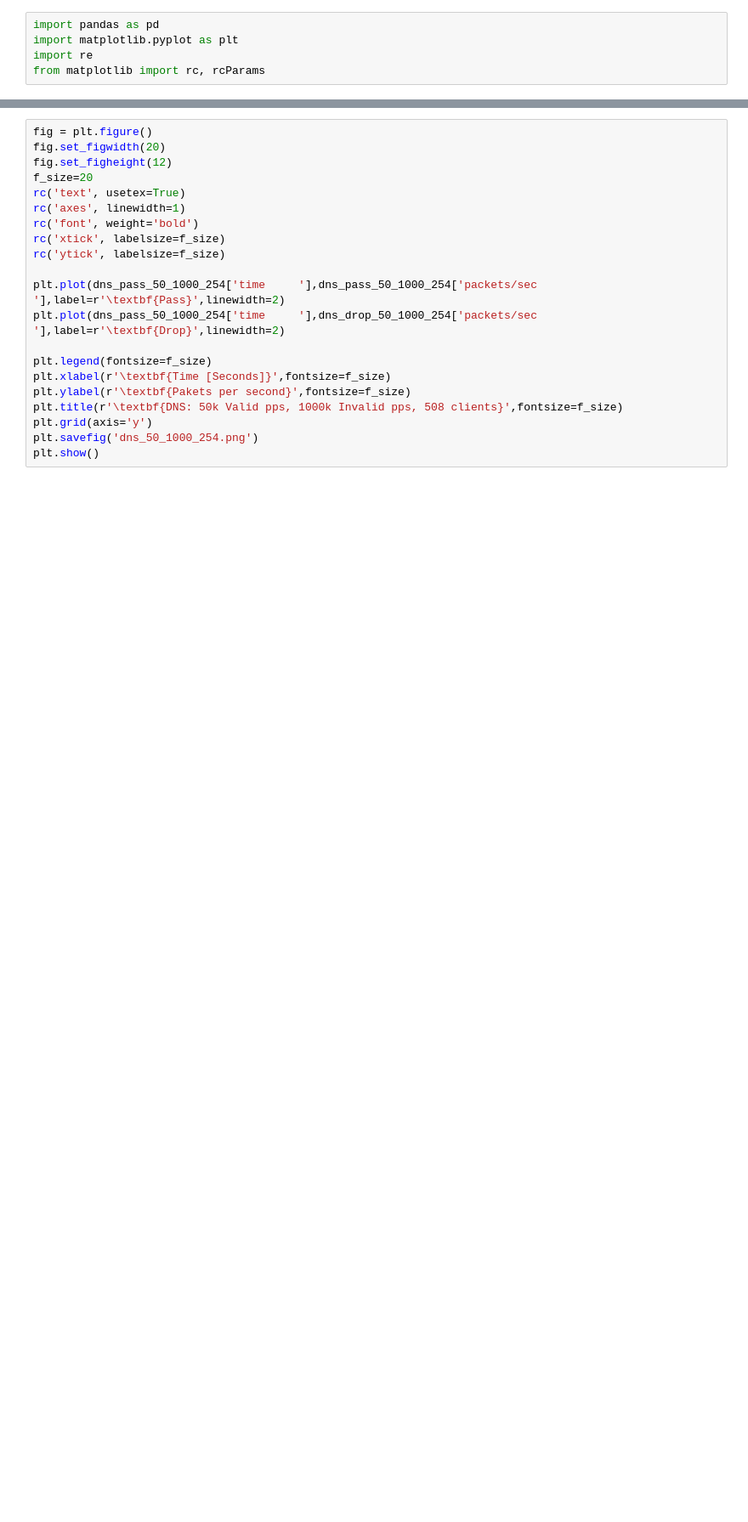
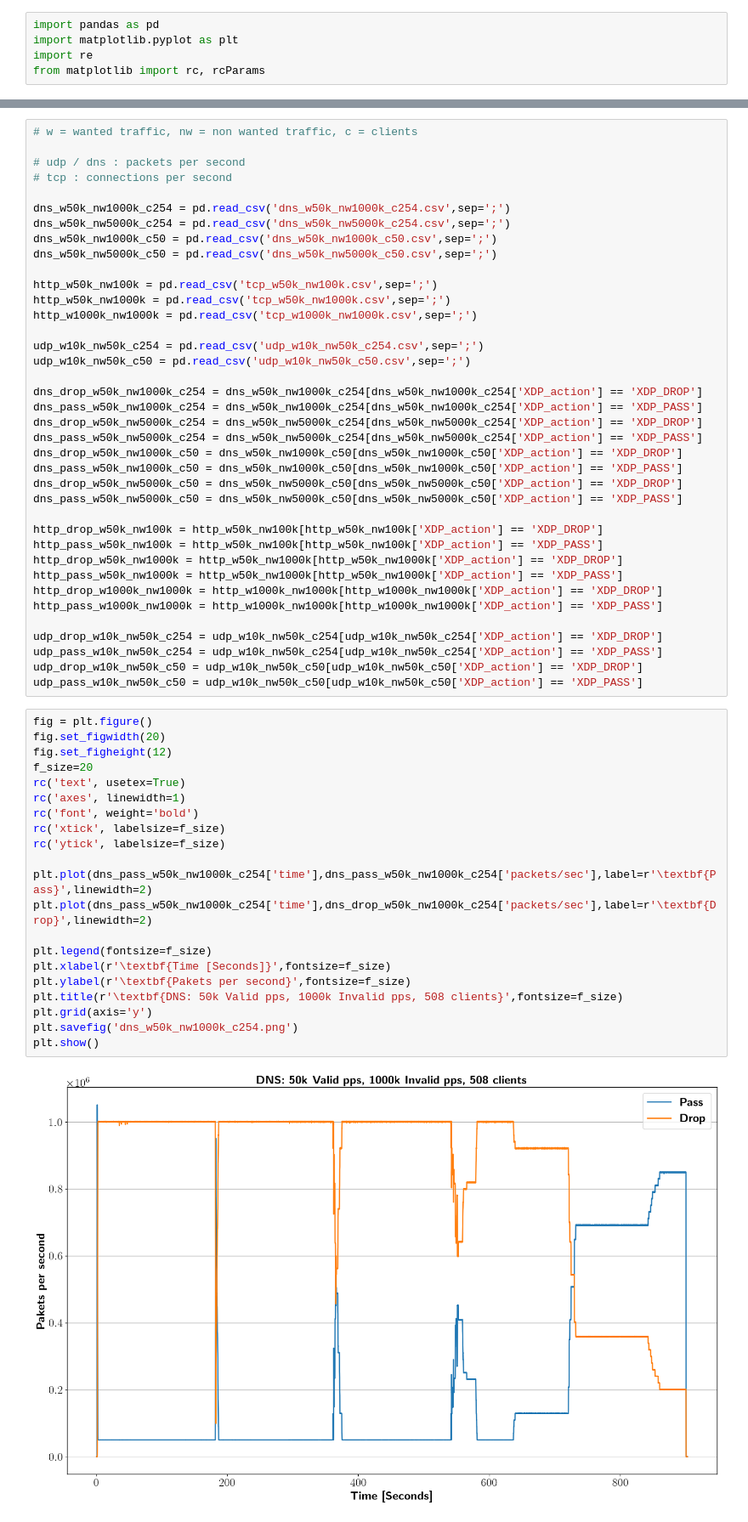
Before and after one commit to DanielVonRauchhaupt/socket_fips, a Jupyter notebook: experiments/Fail2ban_Baseline_Messung.ipynb, the cells around one changed output, grey strips where cells are left out. Shown at 85% size. Cells and saved outputs as stored; diff of their text form; blank space fills up the shorter version.

```diff
--- a/experiments/Fail2ban_Baseline_Messung.ipynb
+++ b/experiments/Fail2ban_Baseline_Messung.ipynb
@@ -48,24 +6,64 @@ udp_pass_10_50_50 = udp_10_50_50[udp_10_50_50['XDP_action'] == 'XDP_PASS']
+# %%
+# w = wanted traffic, nw = non wanted traffic, c = clients
+
+# udp / dns : packets per second
+# tcp : connections per second
+
+dns_w50k_nw1000k_c254 = pd.read_csv('dns_w50k_nw1000k_c254.csv',sep=';')
+dns_w50k_nw5000k_c254 = pd.read_csv('dns_w50k_nw5000k_c254.csv',sep=';')
+dns_w50k_nw1000k_c50 = pd.read_csv('dns_w50k_nw1000k_c50.csv',sep=';')
+dns_w50k_nw5000k_c50 = pd.read_csv('dns_w50k_nw5000k_c50.csv',sep=';')
+
+http_w50k_nw100k = pd.read_csv('tcp_w50k_nw100k.csv',sep=';')
+http_w50k_nw1000k = pd.read_csv('tcp_w50k_nw1000k.csv',sep=';')
+http_w1000k_nw1000k = pd.read_csv('tcp_w1000k_nw1000k.csv',sep=';')
+
+udp_w10k_nw50k_c254 = pd.read_csv('udp_w10k_nw50k_c254.csv',sep=';')
+udp_w10k_nw50k_c50 = pd.read_csv('udp_w10k_nw50k_c50.csv',sep=';')
+
+dns_drop_w50k_nw1000k_c254 = dns_w50k_nw1000k_c254[dns_w50k_nw1000k_c254['XDP_action'] == 'XDP_DROP']
+dns_pass_w50k_nw1000k_c254 = dns_w50k_nw1000k_c254[dns_w50k_nw1000k_c254['XDP_action'] == 'XDP_PASS']
+dns_drop_w50k_nw5000k_c254 = dns_w50k_nw5000k_c254[dns_w50k_nw5000k_c254['XDP_action'] == 'XDP_DROP']
+dns_pass_w50k_nw5000k_c254 = dns_w50k_nw5000k_c254[dns_w50k_nw5000k_c254['XDP_action'] == 'XDP_PASS']
+dns_drop_w50k_nw1000k_c50 = dns_w50k_nw1000k_c50[dns_w50k_nw1000k_c50['XDP_action'] == 'XDP_DROP']
+dns_pass_w50k_nw1000k_c50 = dns_w50k_nw1000k_c50[dns_w50k_nw1000k_c50['XDP_action'] == 'XDP_PASS']
+dns_drop_w50k_nw5000k_c50 = dns_w50k_nw5000k_c50[dns_w50k_nw5000k_c50['XDP_action'] == 'XDP_DROP']
+dns_pass_w50k_nw5000k_c50 = dns_w50k_nw5000k_c50[dns_w50k_nw5000k_c50['XDP_action'] == 'XDP_PASS']
+
+http_drop_w50k_nw100k = http_w50k_nw100k[http_w50k_nw100k['XDP_action'] == 'XDP_DROP']
+http_pass_w50k_nw100k = http_w50k_nw100k[http_w50k_nw100k['XDP_action'] == 'XDP_PASS']
+http_drop_w50k_nw1000k = http_w50k_nw1000k[http_w50k_nw1000k['XDP_action'] == 'XDP_DROP']
+http_pass_w50k_nw1000k = http_w50k_nw1000k[http_w50k_nw1000k['XDP_action'] == 'XDP_PASS']
+http_drop_w1000k_nw1000k = http_w1000k_nw1000k[http_w1000k_nw1000k['XDP_action'] == 'XDP_DROP']
+http_pass_w1000k_nw1000k = http_w1000k_nw1000k[http_w1000k_nw1000k['XDP_action'] == 'XDP_PASS']
+
+udp_drop_w10k_nw50k_c254 = udp_w10k_nw50k_c254[udp_w10k_nw50k_c254['XDP_action'] == 'XDP_DROP']
+udp_pass_w10k_nw50k_c254 = udp_w10k_nw50k_c254[udp_w10k_nw50k_c254['XDP_action'] == 'XDP_PASS']
+udp_drop_w10k_nw50k_c50 = udp_w10k_nw50k_c50[udp_w10k_nw50k_c50['XDP_action'] == 'XDP_DROP']
+udp_pass_w10k_nw50k_c50 = udp_w10k_nw50k_c50[udp_w10k_nw50k_c50['XDP_action'] == 'XDP_PASS']
 # %%
 fig = plt.figure()
 fig.set_figwidth(20)
 fig.set_figheight(12)
 f_size=20
 rc('text', usetex=True)
 rc('axes', linewidth=1)
 rc('font', weight='bold')
 rc('xtick', labelsize=f_size)
 rc('ytick', labelsize=f_size)
 
-plt.plot(dns_pass_50_1000_254['time     '],dns_pass_50_1000_254['packets/sec       '],label=r'\textbf{Pass}',linewidth=2)
-plt.plot(dns_pass_50_1000_254['time     '],dns_drop_50_1000_254['packets/sec       '],label=r'\textbf{Drop}',linewidth=2)
+plt.plot(dns_pass_w50k_nw1000k_c254['time'],dns_pass_w50k_nw1000k_c254['packets/sec'],label=r'\textbf{Pass}',linewidth=2)
+plt.plot(dns_pass_w50k_nw1000k_c254['time'],dns_drop_w50k_nw1000k_c254['packets/sec'],label=r'\textbf{Drop}',linewidth=2)
 
 plt.legend(fontsize=f_size)
 plt.xlabel(r'\textbf{Time [Seconds]}',fontsize=f_size)
 plt.ylabel(r'\textbf{Pakets per second}',fontsize=f_size)
 plt.title(r'\textbf{DNS: 50k Valid pps, 1000k Invalid pps, 508 clients}',fontsize=f_size)
 plt.grid(axis='y')
-plt.savefig('dns_50_1000_254.png')
+plt.savefig('dns_w50k_nw1000k_c254.png')
 plt.show()
+# %% [output]
+[figure, added]
 # %%
 fig = plt.figure()
 fig.set_figwidth(20)
```
Also changed, not shown: parts of 11 cells of this notebook.
